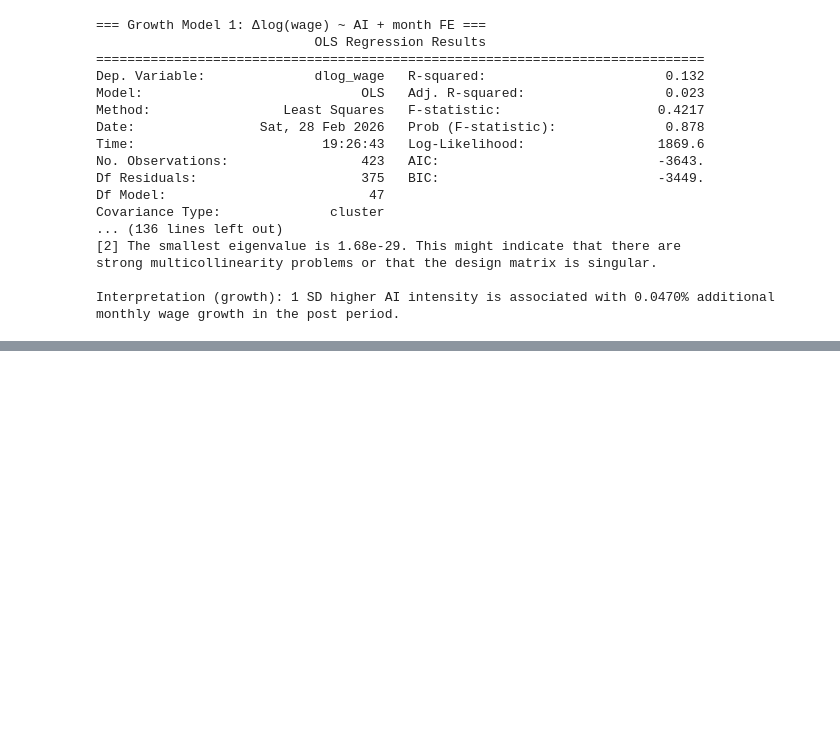
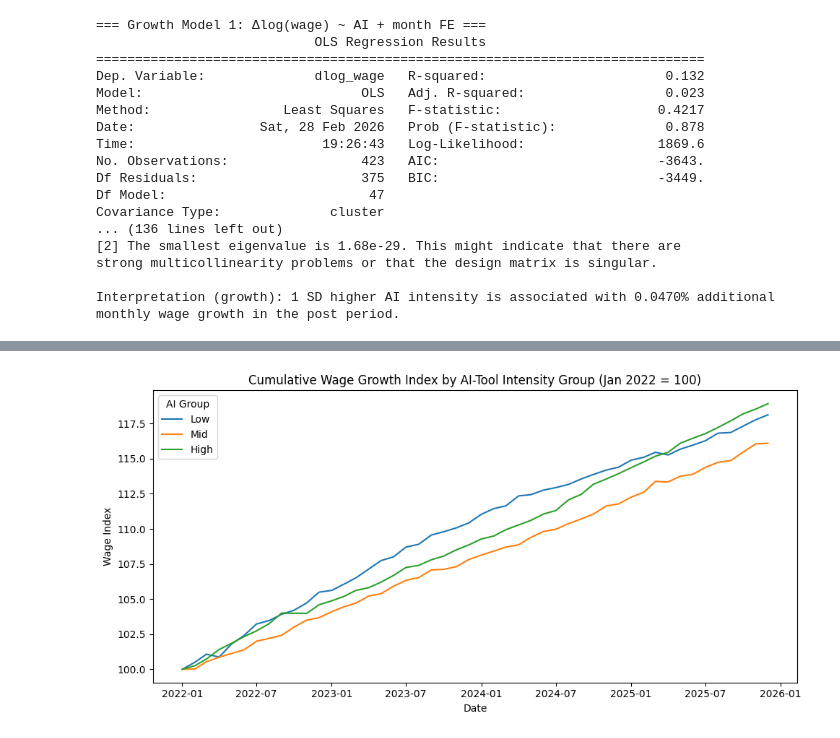
Before and after one commit to AmmarShafi1/Data-Science-Capstone-2026, a Jupyter notebook: Code/ai_wage_pipeline_notebook.ipynb, the cells around one changed output, grey strips where cells are left out. Saved outputs shown, nothing was run; the diff lists cells and outputs as text; code cells hidden in the pictures; blank space fills up the shorter version.

```diff
--- a/Cleaned Code/ai_wage_pipeline_notebook.ipynb
+++ b/Code/ai_wage_pipeline_notebook.ipynb
@@ -894,3 +1002,34 @@ Interpretation (growth): 1 SD higher AI intensity is associated with 0.0470% add
+# %%
+# =========================
+# Figure 3B: Cumulative wage index (start=100) by AI group
+# =========================
+import numpy as np
+import matplotlib.pyplot as plt
+
+# Mean log wage by month + group
+lvl_by_group = (
+    panel.groupby(["date", "ai_group_tercile"], as_index=False)
+         .agg(mean_log_wage=("log_wage", "mean"))
+         .sort_values(["ai_group_tercile", "date"])
+)
+
+# Convert log wages to index relative to first month per group
+lvl_by_group["base"] = lvl_by_group.groupby("ai_group_tercile")["mean_log_wage"].transform("first")
+lvl_by_group["wage_index"] = np.exp(lvl_by_group["mean_log_wage"] - lvl_by_group["base"]) * 100
+
+plt.figure(figsize=(10,5))
+for grp in ["Low", "Mid", "High"]:
+    g = lvl_by_group[lvl_by_group["ai_group_tercile"] == grp]
+    plt.plot(g["date"], g["wage_index"], label=grp)
+
+plt.title("Cumulative Wage Growth Index by AI-Tool Intensity Group (Jan 2022 = 100)")
+plt.xlabel("Date")
+plt.ylabel("Wage Index")
+plt.legend(title="AI Group")
+plt.tight_layout()
+plt.show()
+# %% [output]
+[figure, added]
 # %%
 # =========================
 # 14) Correct Event-Study Specification
```
Also changed, not shown: parts of 5 cells of this notebook, 24 other files.
